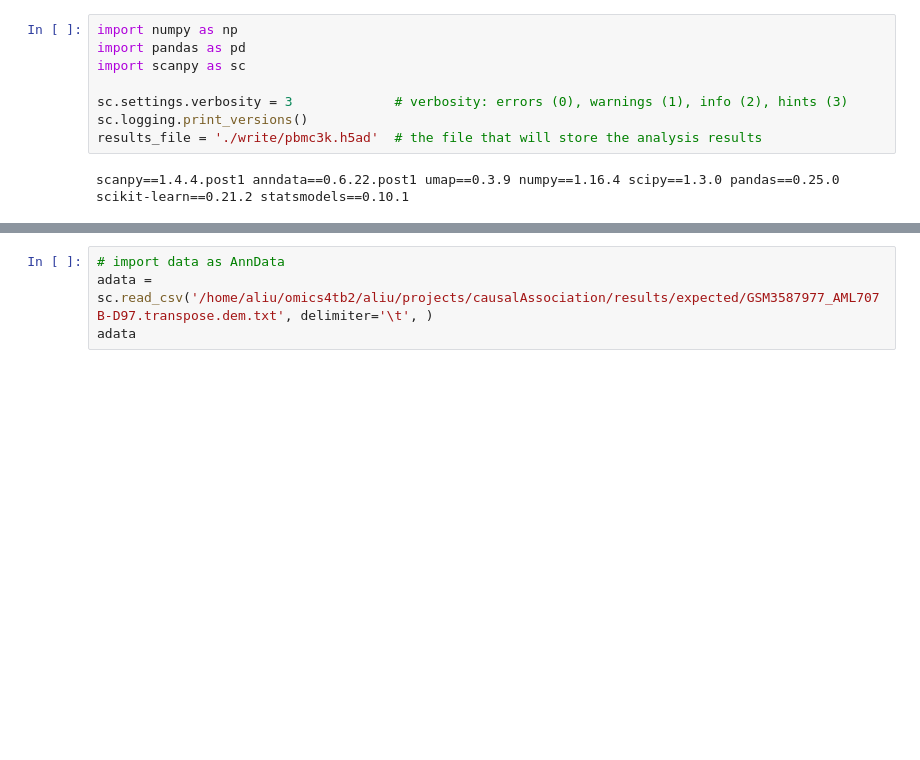
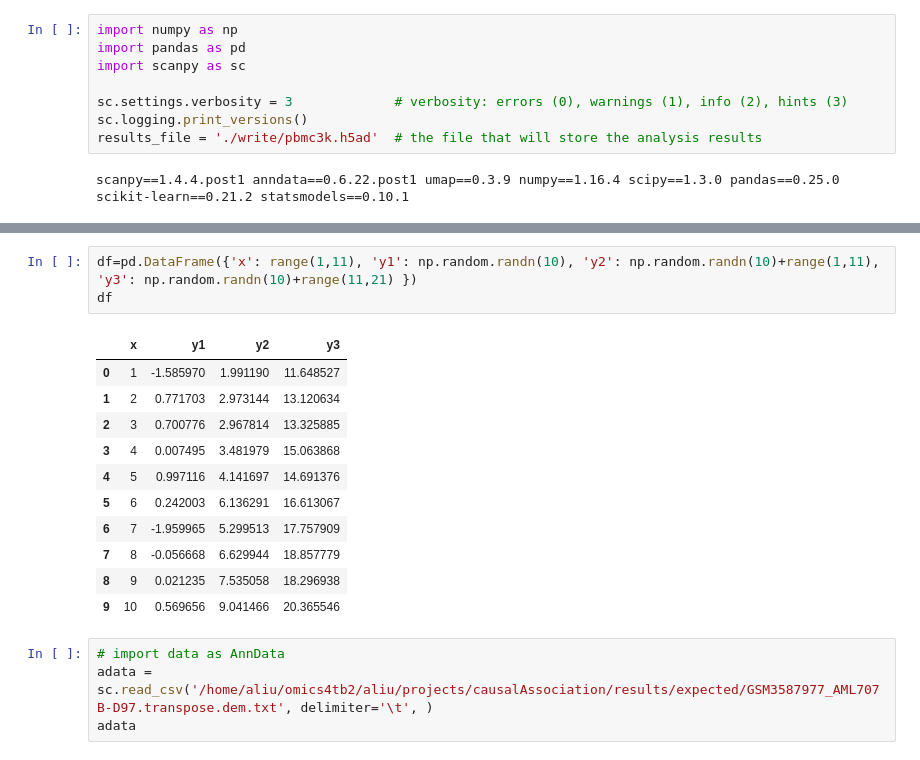
Before and after one commit to hypercubestart/CausalAssociation, a Jupyter notebook: Preprocessing.ipynb, the cells around one changed output, grey strips where cells are left out. Cells and saved outputs as stored; diff of their text form; blank space fills up the shorter version.

```diff
--- a/Preprocessing.ipynb
+++ b/Preprocessing.ipynb
@@ -15,3 +46,18 @@ dfTranspose.to_csv('/home/aliu/omics4tb2/aliu/projects/causalAssociation/results
+# %%
+df=pd.DataFrame({'x': range(1,11), 'y1': np.random.randn(10), 'y2': np.random.randn(10)+range(1,11), 'y3': np.random.randn(10)+range(11,21) })
+df
+# %% [output]
+|  | x | y1 | y2 | y3 |
+| 0 | 1 | -1.585970 | 1.991190 | 11.648527 |
+| 1 | 2 | 0.771703 | 2.973144 | 13.120634 |
+| 2 | 3 | 0.700776 | 2.967814 | 13.325885 |
+| 3 | 4 | 0.007495 | 3.481979 | 15.063868 |
+| 4 | 5 | 0.997116 | 4.141697 | 14.691376 |
+| 5 | 6 | 0.242003 | 6.136291 | 16.613067 |
+| 6 | 7 | -1.959965 | 5.299513 | 17.757909 |
+| 7 | 8 | -0.056668 | 6.629944 | 18.857779 |
+| 8 | 9 | 0.021235 | 7.535058 | 18.296938 |
+| 9 | 10 | 0.569656 | 9.041466 | 20.365546 |
 # %%
 # import data as AnnData
 adata = sc.read_csv('/home/aliu/omics4tb2/aliu/projects/causalAssociation/results/expected/GSM3587977_AML707B-D97.transpose.dem.txt', delimiter='\t', )
```
Also changed, not shown: parts of 1 cell of this notebook, 30 other files.
